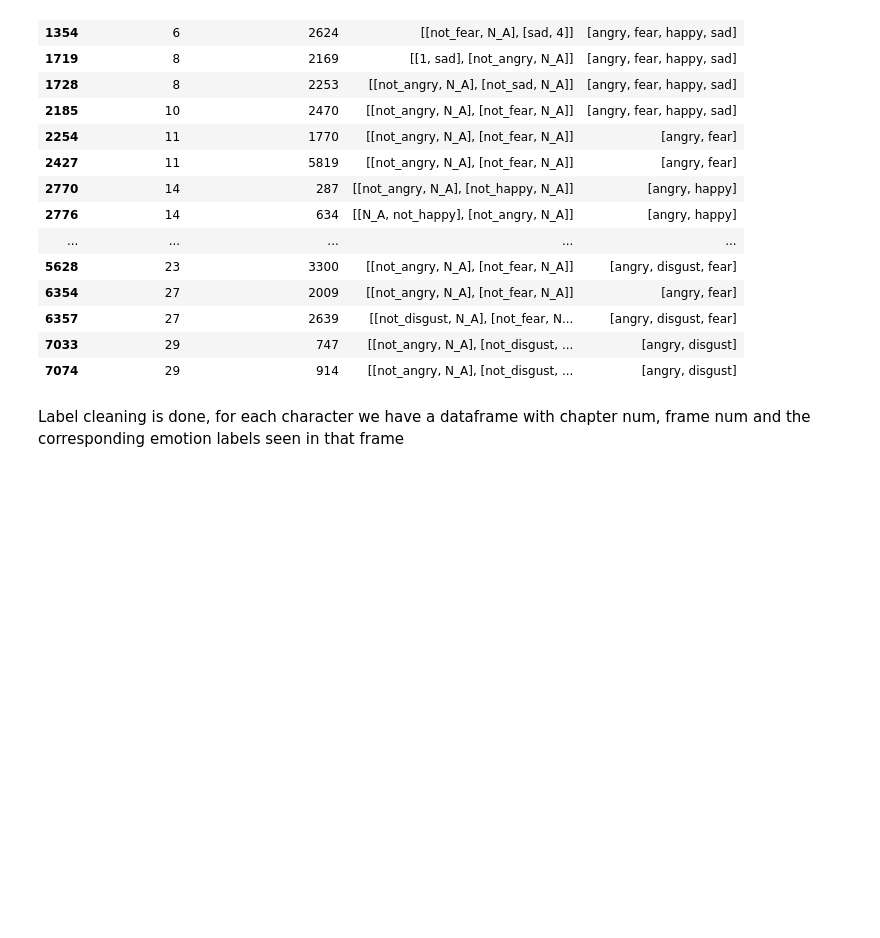
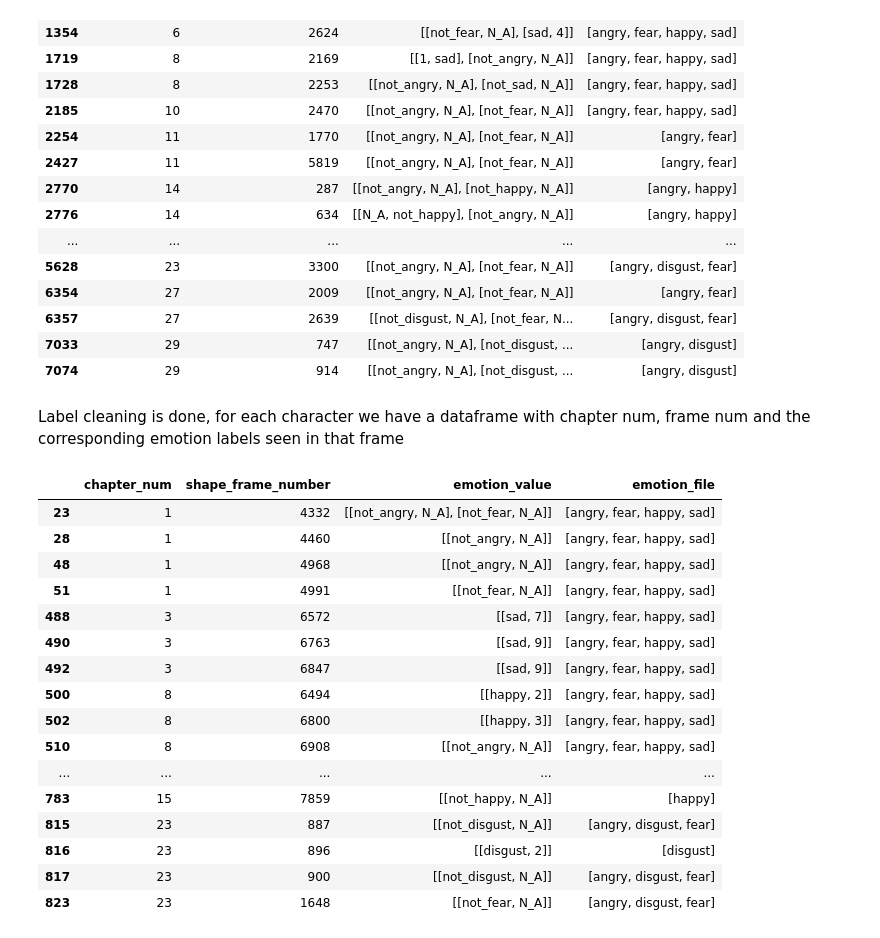
Before and after one commit to SteinwayThor/eeg-features-movies, a Jupyter notebook: EDA_and_Data_Extraction.ipynb, the cells around one changed output. Drawn from its saved outputs; the diff is of its cells as text; code cells hidden in the pictures; blank space fills up the shorter version.

```diff
--- a/EDA_and_Data_Extraction.ipynb
+++ b/EDA_and_Data_Extraction.ipynb
@@ -646,3 +665,23 @@ james_df_grouped[james_df_grouped.emotion_value.apply(lambda x: len(x))==2]
 # %% [markdown]
 Label cleaning is done, for each character we have a dataframe with
 chapter num, frame num and the corresponding emotion labels seen in that frame
+# %%
+char_dfs['eve'][char_dfs['eve'].emotion_value.apply(lambda x: len(x)>0)]
+# %% [output]
+|  | chapter_num | shape_frame_number | emotion_value | emotion_file |
+| 23 | 1 | 4332 | [[not_angry, N_A], [not_fear, N_A]] | [angry, fear, happy, sad] |
+| 28 | 1 | 4460 | [[not_angry, N_A]] | [angry, fear, happy, sad] |
+| 48 | 1 | 4968 | [[not_angry, N_A]] | [angry, fear, happy, sad] |
+| 51 | 1 | 4991 | [[not_fear, N_A]] | [angry, fear, happy, sad] |
+| 488 | 3 | 6572 | [[sad, 7]] | [angry, fear, happy, sad] |
+| 490 | 3 | 6763 | [[sad, 9]] | [angry, fear, happy, sad] |
+| 492 | 3 | 6847 | [[sad, 9]] | [angry, fear, happy, sad] |
+| 500 | 8 | 6494 | [[happy, 2]] | [angry, fear, happy, sad] |
+| 502 | 8 | 6800 | [[happy, 3]] | [angry, fear, happy, sad] |
+| 510 | 8 | 6908 | [[not_angry, N_A]] | [angry, fear, happy, sad] |
+| ... | ... | ... | ... | ... |
+| 783 | 15 | 7859 | [[not_happy, N_A]] | [happy] |
+| 815 | 23 | 887 | [[not_disgust, N_A]] | [angry, disgust, fear] |
+| 816 | 23 | 896 | [[disgust, 2]] | [disgust] |
+| 817 | 23 | 900 | [[not_disgust, N_A]] | [angry, disgust, fear] |
+| 823 | 23 | 1648 | [[not_fear, N_A]] | [angry, disgust, fear] |
```
Also changed, not shown: parts of 6 cells of this notebook.
